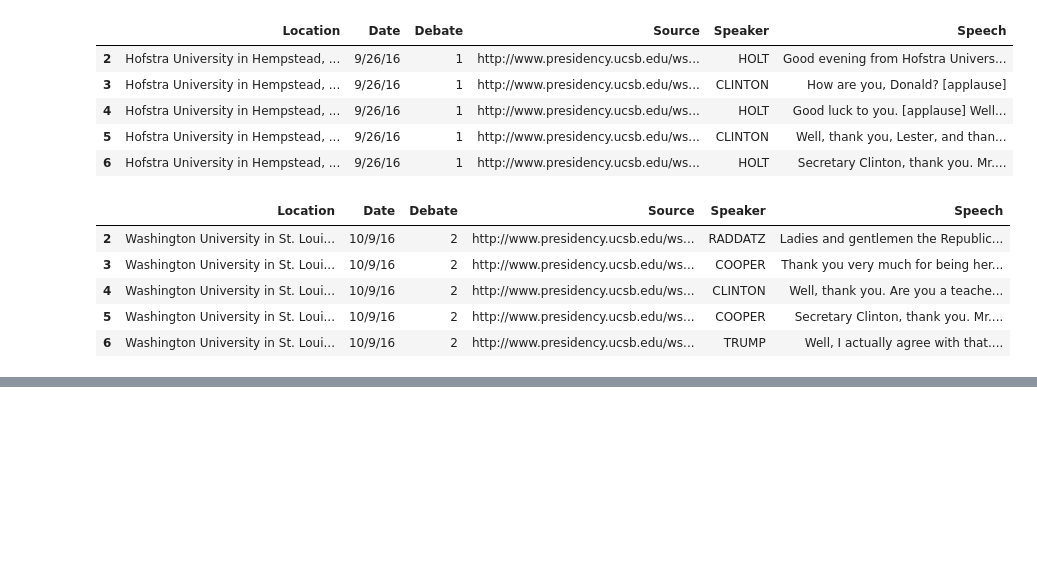
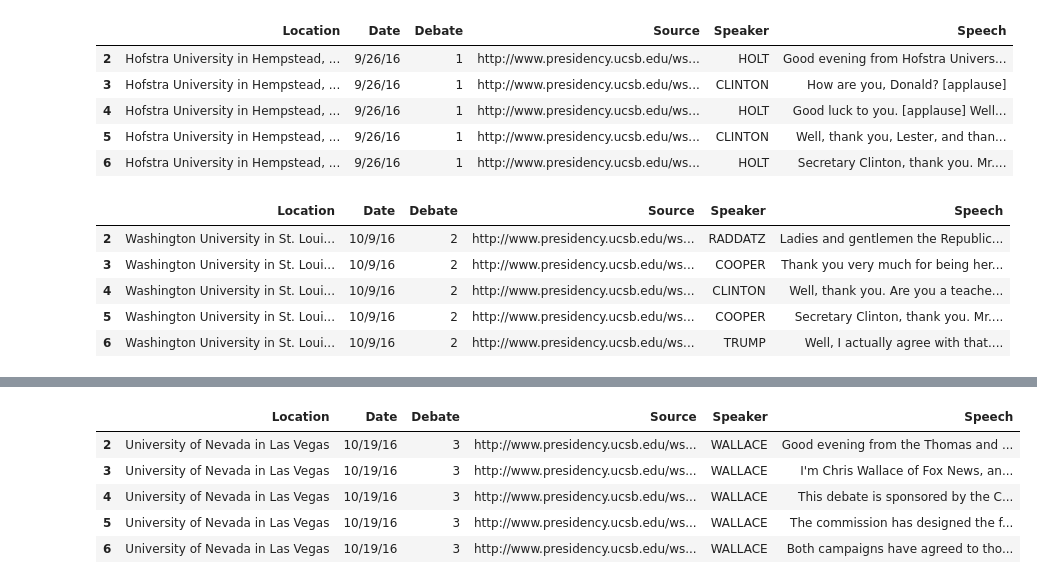
Before and after one commit to Data-Science-for-Linguists/2016-Debates-and-Referring-Expressions, a Jupyter notebook: data_processing.ipynb, the cells around one changed output, grey strips where cells are left out. Drawn from its saved outputs; the diff is of its cells as text; code cells hidden in the pictures; blank space fills up the shorter version.

Commit message:
added new dataframes

```diff
--- a/data_processing.ipynb
+++ b/data_processing.ipynb
@@ -237,0 +246,35 @@ debate2df.head()
+# %%
+debate3_sent = []
+for chunk in debate3:
+    sents = nltk.sent_tokenize(chunk[1])
+    for sent in sents:
+        debate3_sent.append([chunk[0], sent])
+# %%
+df3_sents = pd.DataFrame(debate3_sent)
+df3_sents['Source'] = 'http://www.presidency.ucsb.edu/ws/?pid=119039'
+df3_sents['Debate'] = '3'
+df3_sents['Location'] = 'University of Nevada in Las Vegas'
+df3_sents['Date'] = '10/19/16'
+
+#Renaming the first two columns
+df3_sents.columns = ['Speaker', 'Speech', 'Source', 'Debate', 'Location', 'Date']
+
+#Stripping the text in the Speaker and Speech columns
+df3_sents['Speaker'] = df3_sents['Speaker'].apply(lambda x: x.strip())
+df3_sents['Speech'] = df3_sents['Speech'].apply(lambda x: x.strip())
+
+#Reorganize the order of the columns
+df3_sents = df3_sents[['Location', 'Date', 'Debate', 'Source', 'Speaker', 'Speech']]
+
+#Drop these first two rows, because they are not speech information
+df3_sents.drop(0, inplace=True)
+df3_sents.drop(1, inplace=True)
+# %%
+df3_sents.head()
+# %% [output]
+|  | Location | Date | Debate | Source | Speaker | Speech |
+| 2 | University of Nevada in Las Vegas | 10/19/16 | 3 | http://www.presidency.ucsb.edu/ws... | WALLACE | Good evening from the Thomas and ... |
+| 3 | University of Nevada in Las Vegas | 10/19/16 | 3 | http://www.presidency.ucsb.edu/ws... | WALLACE | I'm Chris Wallace of Fox News, an... |
+| 4 | University of Nevada in Las Vegas | 10/19/16 | 3 | http://www.presidency.ucsb.edu/ws... | WALLACE | This debate is sponsored by the C... |
+| 5 | University of Nevada in Las Vegas | 10/19/16 | 3 | http://www.presidency.ucsb.edu/ws... | WALLACE | The commission has designed the f... |
+| 6 | University of Nevada in Las Vegas | 10/19/16 | 3 | http://www.presidency.ucsb.edu/ws... | WALLACE | Both campaigns have agreed to tho... |
```
Also changed, not shown: parts of 7 cells of this notebook.
